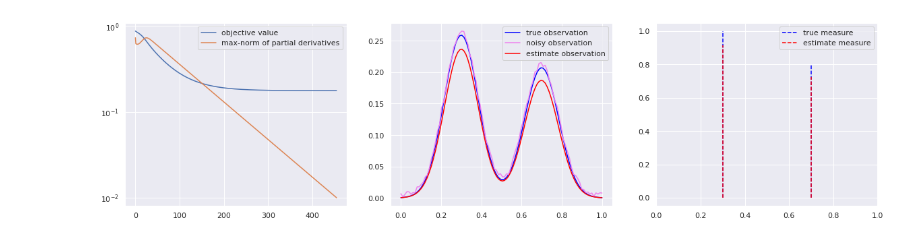
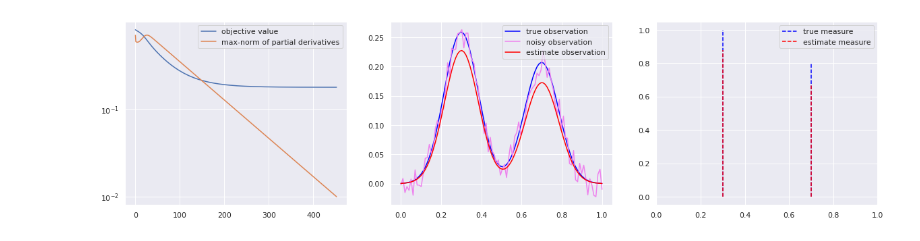
Before and after one commit to Tran-Thu-Le/ttl_blog, a Jupyter notebook: math/Blasso_with_continuous_opt.ipynb, the cells around one changed output. Saved outputs shown, nothing was run; the diff lists cells and outputs as text; code cells hidden in the pictures.

```diff
--- a/math/Blasso_with_continuous_opt.ipynb
+++ b/math/Blasso_with_continuous_opt.ipynb
@@ -50,8 +50,8 @@ def test():
     c0 = torch.tensor([1., 0.8])
     y0 = dic(x, p0, w) @ c0.reshape(-1, 1)
 
-    noise = torch.rand(y0.shape)
-    y = y0 + 1e-2 * noise
+    noise = 0.5*(torch.rand(y0.shape)-0.5)
+    y = y0 + 1e-1 * noise
 
     lbd = 0.1
 
@@ -64,31 +64,31 @@ def test():
 
     p = torch.tensor([0.2, 0.8])
     c = torch.tensor([0., 0.])
     point = torch.cat([p, c]).reshape(2, -1)
     point_est, data = opt_min(func, point)
     p_est, c_est = point_est
 
     y_hat = dic(x, p_est, w) @ c_est.reshape(-1, 1)
 
     f, (ax1, ax2, ax3) = plt.subplots(1, 3, figsize=(20, 5))
     ax1.plot(data["val"], label="objective value")
     ax1.plot(data["grad_max"], label="max-norm of partial derivatives")
     ax1.set_yscale("log")
     ax1.legend()
 
     ax2.plot(x, y0.reshape(-1), label="true observation", color="blue")
     ax2.plot(x, y.reshape(-1), label="noisy observation", color="violet")
     ax2.plot(x, y_hat.reshape(-1), label="estimate observation", color="red")
     ax2.legend()
 
     ax3.vlines(x=p0, ymin=0., ymax=c0, label="true measure", color="blue", ls="--")
     ax3.vlines(x=p_est, ymin=0., ymax=c_est, label="estimate measure", color="red", ls="--")
     ax3.set_xlim(0., 1.)
     ax3.legend()
 
     plt.show()
 
 
 test()
 # %% [output]
-[figure, old version]
+[figure, new version]
```
